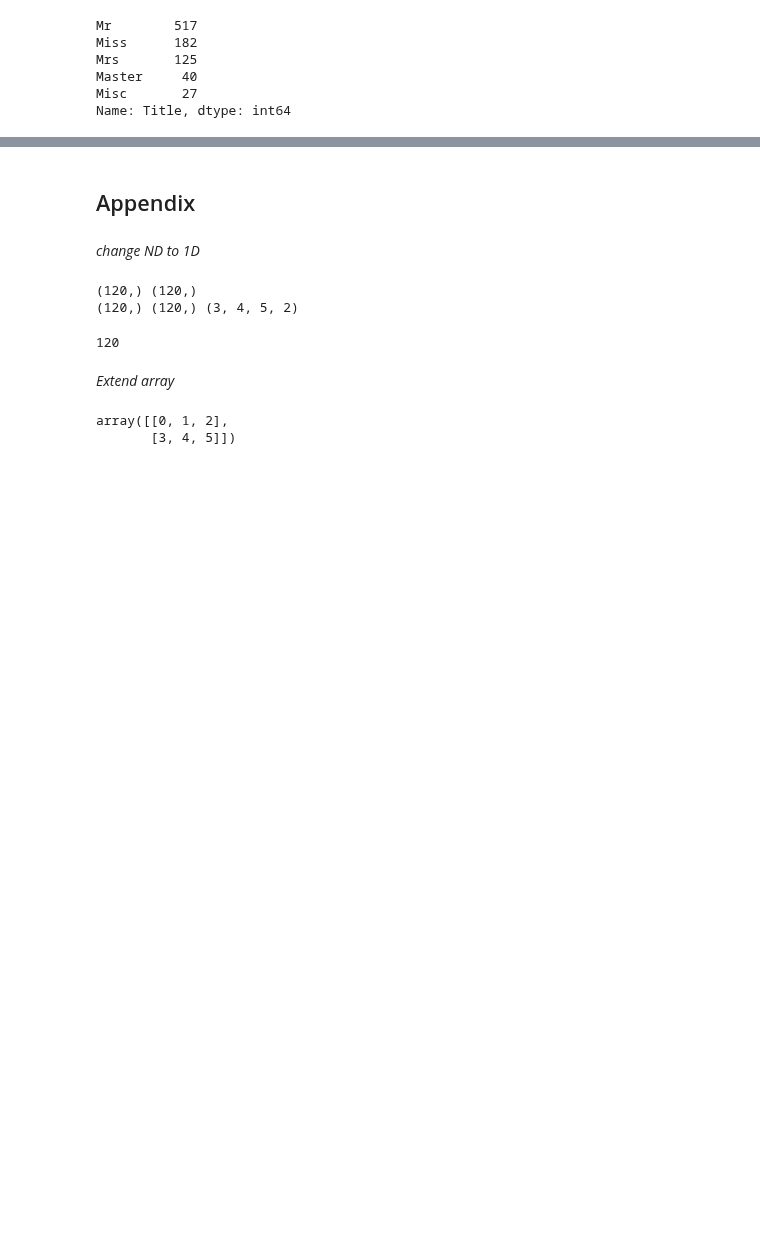
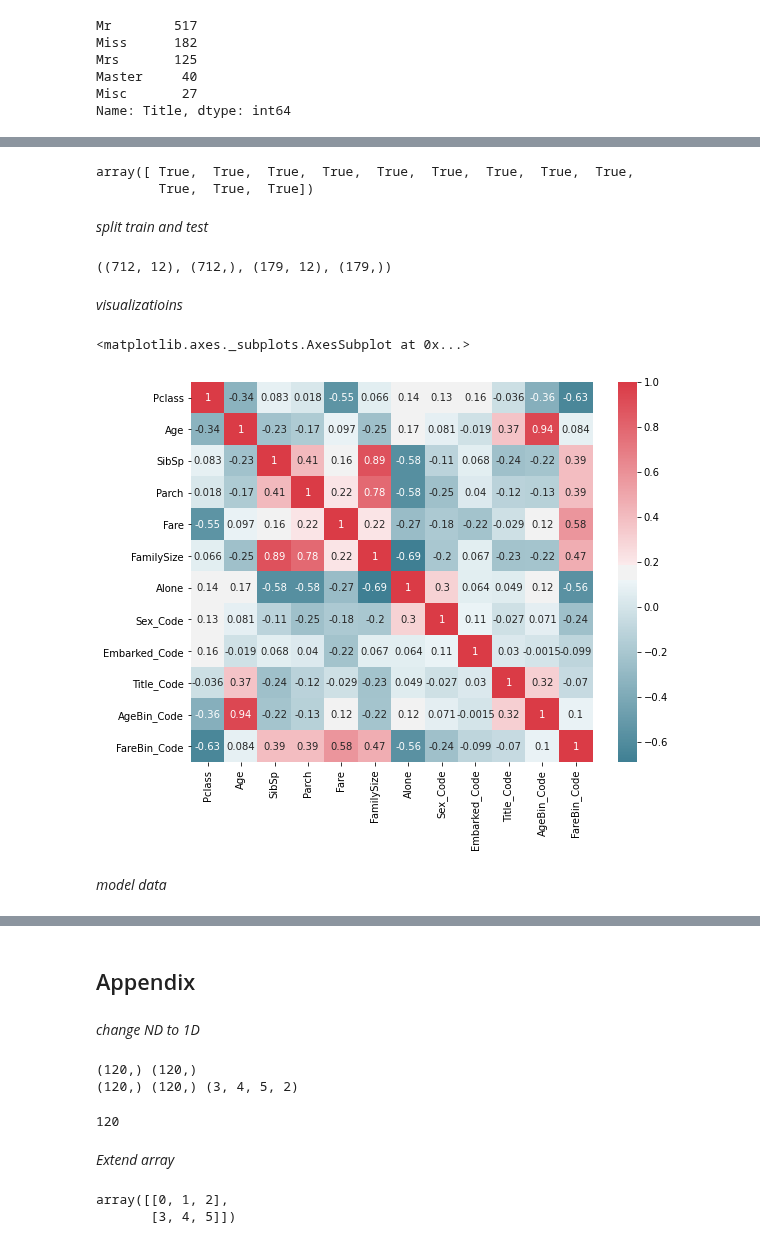
Before and after one commit to GoldenRaven/MachineLearning_notebook, a Jupyter notebook: Kaggle_Titanic.ipynb, the cells around one changed output, grey strips where cells are left out. Drawn from its saved outputs; the diff is of its cells as text; code cells hidden in the pictures; blank space fills up the shorter version.

```diff
--- a/Kaggle_Titanic.ipynb
+++ b/Kaggle_Titanic.ipynb
@@ -386,0 +365,4 @@ plt.legend()
+# %%
+drop_columns = ['Name', 'Sex', 'Embarked', 'Title', 'AgeBin', 'FareBin']
+train_feat.drop(drop_columns, axis=1, inplace=True)
+data_val.drop(drop_columns, axis=1, inplace=True)
@@ -386,0 +415,30 @@ plt.legend()
+# %%
+a = train_feat.columns == data_val.columns
+a
+# %% [output]
+array([ True,  True,  True,  True,  True,  True,  True,  True,  True,
+        True,  True,  True])
+# %% [markdown]
+*split train and test*
+# %%
+from sklearn.model_selection import train_test_split
+X_train, X_test, y_train, y_test = train_test_split(train_feat.values,
+                                                    train['Survived'].values,
+                                                    test_size=0.2,
+                                                    random_state=42
+                                                   )
+X_train.shape, y_train.shape, X_test.shape, y_test.shape
+# %% [output]
+((712, 12), (712,), (179, 12), (179,))
+# %% [markdown]
+*visualizatioins*
+# %%
+import seaborn as sns
+plt.figure(figsize=(9,7))
+colormap = sns.diverging_palette(220, 10, as_cmap = True)
+sns.heatmap(train_feat.corr(), annot=True, cmap=colormap)
+# %% [output]
+<matplotlib.axes._subplots.AxesSubplot at 0x...>
+[figure, added]
+# %% [markdown]
+*model data*
```
Also changed, not shown: parts of 27 cells of this notebook, 3 other files.
